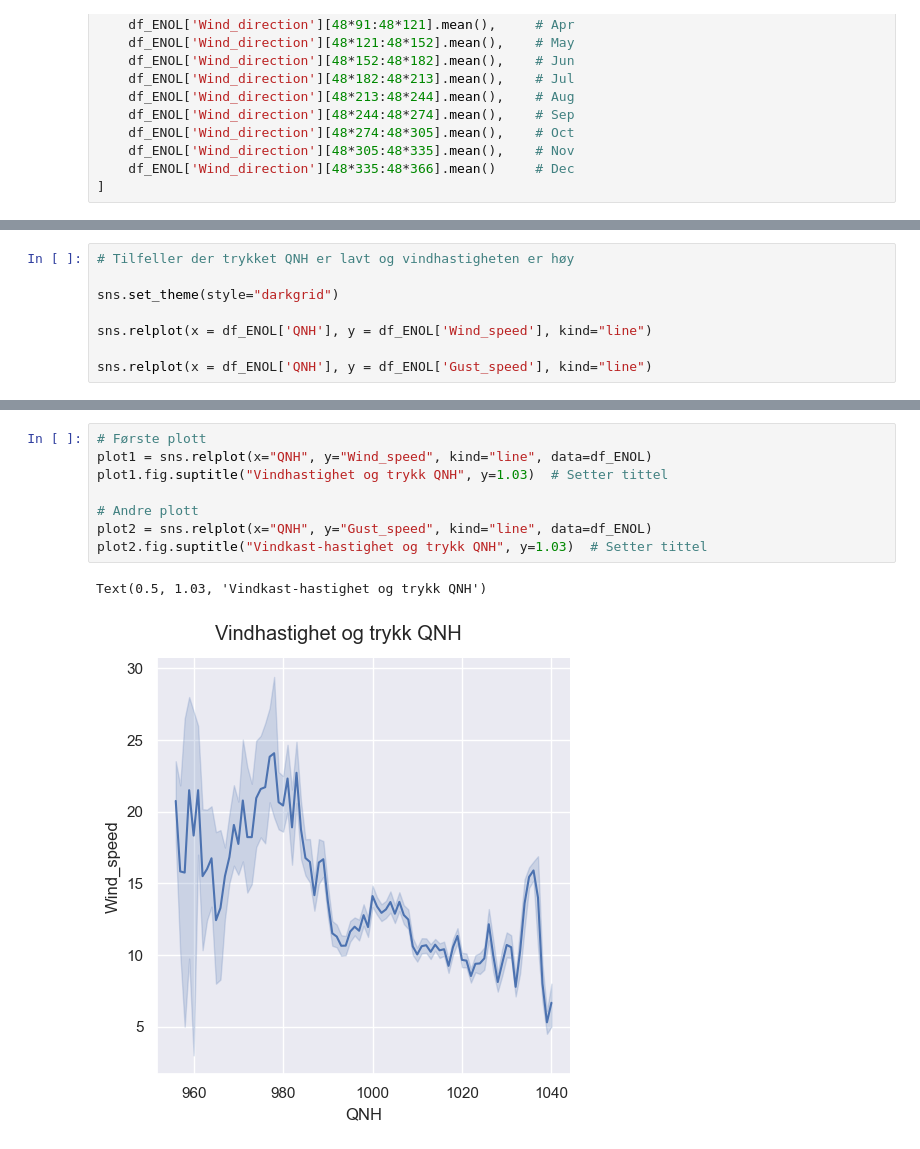
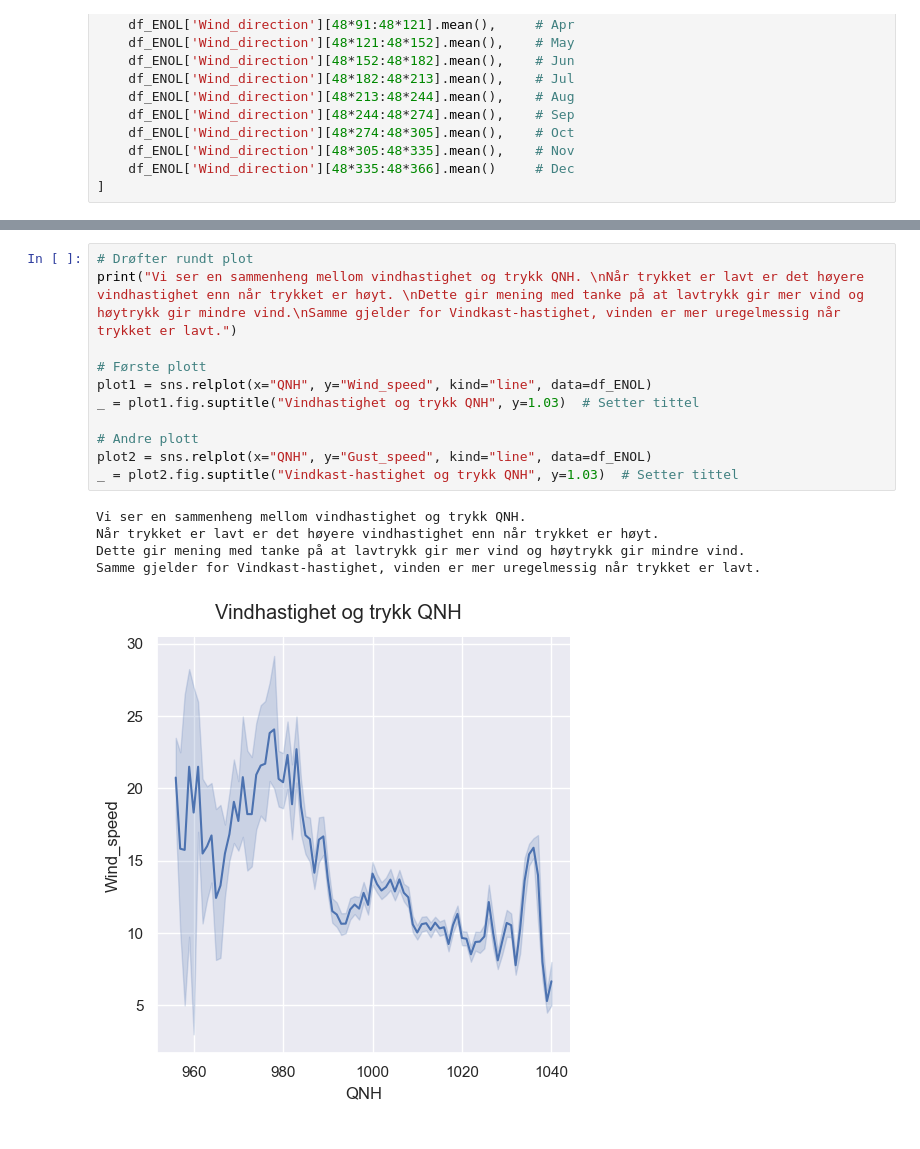
Before and after one commit to oaherrem/Prosjektgruppe55, a Jupyter notebook: proj_environment-main/notebooks/Oppgave_5.ipynb, the cells around one changed output, grey strips where cells are left out. Drawn from its saved outputs; the diff is of its cells as text.

```diff
--- a/proj_environment-main/notebooks/Oppgave_5.ipynb
+++ b/proj_environment-main/notebooks/Oppgave_5.ipynb
@@ -106,8 +109,0 @@ sns.relplot(x = months, y = avg_wind_speed, kind="line")
-# %%
-# Tilfeller der trykket QNH er lavt og vindhastigheten er høy
-
-sns.set_theme(style="darkgrid")
-
-sns.relplot(x = df_ENOL['QNH'], y = df_ENOL['Wind_speed'], kind="line")
-
-sns.relplot(x = df_ENOL['QNH'], y = df_ENOL['Gust_speed'], kind="line")
@@ -118,12 +130,18 @@ sns.relplot(x = df_ENOL['QNH'], y = df_ENOL['Gust_speed'], kind="line")
 # %%
+# Drøfter rundt plot
+print("Vi ser en sammenheng mellom vindhastighet og trykk QNH. \nNår trykket er lavt er det høyere vindhastighet enn når trykket er høyt. \nDette gir mening med tanke på at lavtrykk gir mer vind og høytrykk gir mindre vind.\nSamme gjelder for Vindkast-hastighet, vinden er mer uregelmessig når trykket er lavt.")
+
 # Første plott
 plot1 = sns.relplot(x="QNH", y="Wind_speed", kind="line", data=df_ENOL)
-plot1.fig.suptitle("Vindhastighet og trykk QNH", y=1.03)  # Setter tittel
+_ = plot1.fig.suptitle("Vindhastighet og trykk QNH", y=1.03)  # Setter tittel
 
 # Andre plott
 plot2 = sns.relplot(x="QNH", y="Gust_speed", kind="line", data=df_ENOL)
-plot2.fig.suptitle("Vindkast-hastighet og trykk QNH", y=1.03)  # Setter tittel
+_ = plot2.fig.suptitle("Vindkast-hastighet og trykk QNH", y=1.03)  # Setter tittel
 # %% [output]
-Text(0.5, 1.03, 'Vindkast-hastighet og trykk QNH')
+Vi ser en sammenheng mellom vindhastighet og trykk QNH.
+Når trykket er lavt er det høyere vindhastighet enn når trykket er høyt.
+Dette gir mening med tanke på at lavtrykk gir mer vind og høytrykk gir mindre vind.
+Samme gjelder for Vindkast-hastighet, vinden er mer uregelmessig når trykket er lavt.
-[figure, old version]
+[figure, new version]
 [figure]
```
Also changed, not shown: parts of 11 cells of this notebook, 6 other files.
